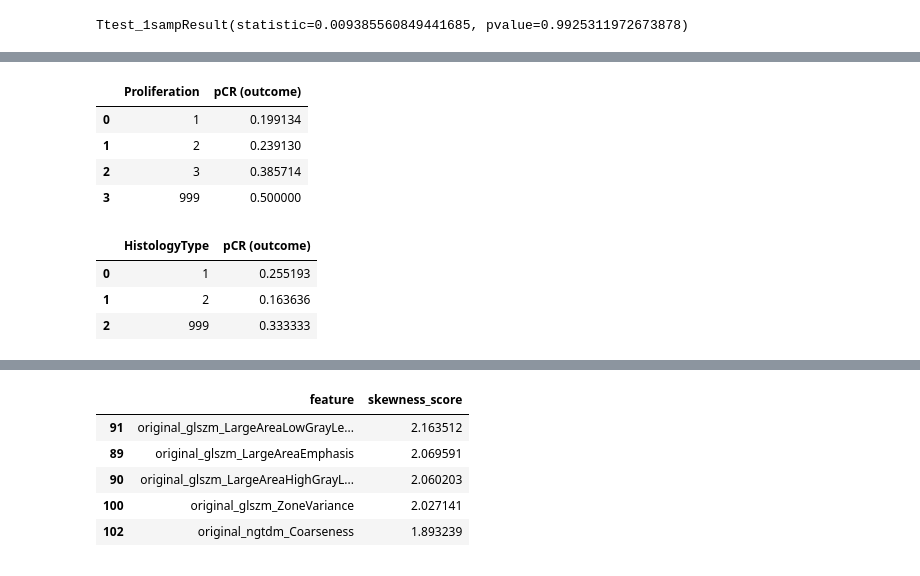
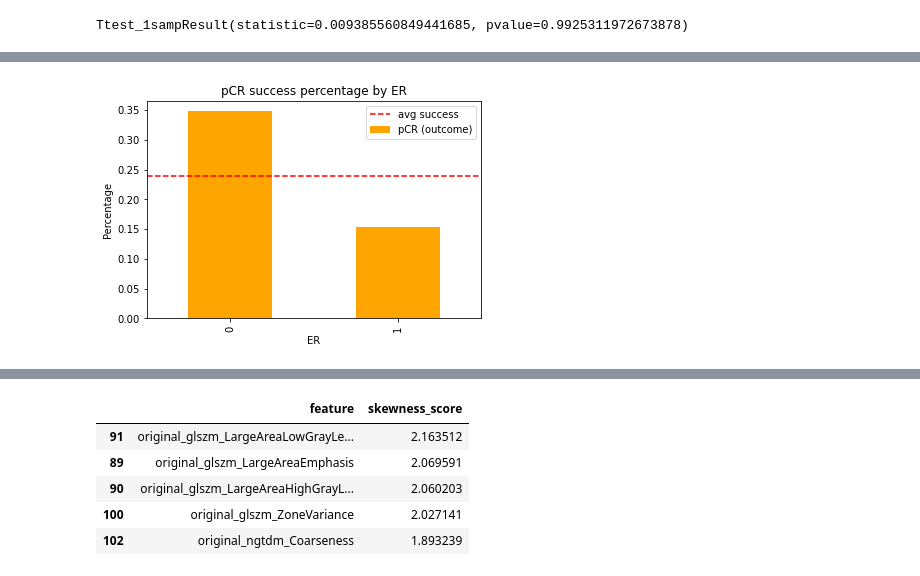
Before and after one commit to chaitanyamanem/breastCancer, a Jupyter notebook: BreastCancerModel.v2.ipynb, the cells around one changed output, grey strips where cells are left out. Saved outputs shown, nothing was run; the diff lists cells and outputs as text; code cells hidden in the pictures.

```diff
--- a/BreastCancerModel.v2.ipynb
+++ b/BreastCancerModel.v2.ipynb
@@ -65 +78,9 @@ df.head()
+# %%
+df['HistologyType'] = df['HistologyType'].replace({999:None}).fillna(int(df['HistologyType'].mode()))
+df['ChemoGrade'] = df['ChemoGrade'].replace({999:None}).fillna(int(df['ChemoGrade'].mode()))
+df['Proliferation'] = df['Proliferation'].replace({999:None}).fillna(int(df['Proliferation'].mode()))
+df['PgR'] = df['PgR'].replace({999:None}).fillna(int(df['PgR'].mode()))
+df['HER2'] = df['HER2'].replace({999:None}).fillna(int(df['HER2'].mode()))
+df['TrippleNegative'] = df['TrippleNegative'].replace({999:None}).fillna(int(df['TrippleNegative'].mode()))
+df['LNStatus'] = df['LNStatus'].replace({999:None}).fillna(int(df['LNStatus'].mode()))
 # %% [markdown]
@@ -180,16 +179,10 @@ df.groupby('ChemoGrade',as_index=False).agg({'pCR (outcome)':'mean'})
-# %%
-
-df.groupby('Proliferation',as_index=False).agg({'pCR (outcome)':'mean'})
-# %% [output]
-|  | Proliferation | pCR (outcome) |
-| 0 | 1 | 0.199134 |
-| 1 | 2 | 0.239130 |
-| 2 | 3 | 0.385714 |
-| 3 | 999 | 0.500000 |
-# %%
-df.groupby('HistologyType',as_index=False).agg({'pCR (outcome)':'mean'})
-# %% [output]
-|  | HistologyType | pCR (outcome) |
-| 0 | 1 | 0.255193 |
-| 1 | 2 | 0.163636 |
-| 2 | 999 | 0.333333 |
+# %%
+df.groupby('ER',as_index=False).mean()['pCR (outcome)'].plot(kind='bar',color='orange')
+plt.axhline(y = 0.24, color = 'r', linestyle = '--', label='avg success')
+plt.title("pCR success percentage by ER")
+plt.xlabel("ER")
+plt.ylabel("Percentage")
+plt.legend()
+plt.show()
+# %% [output]
+[figure, added]
```
Also changed, not shown: parts of 97 cells of this notebook.
